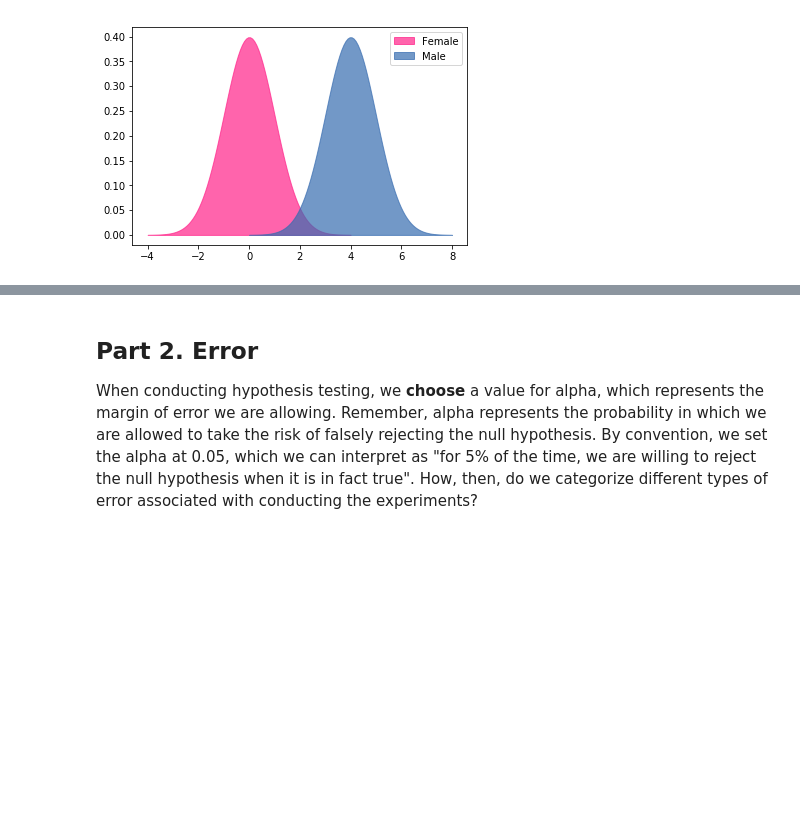
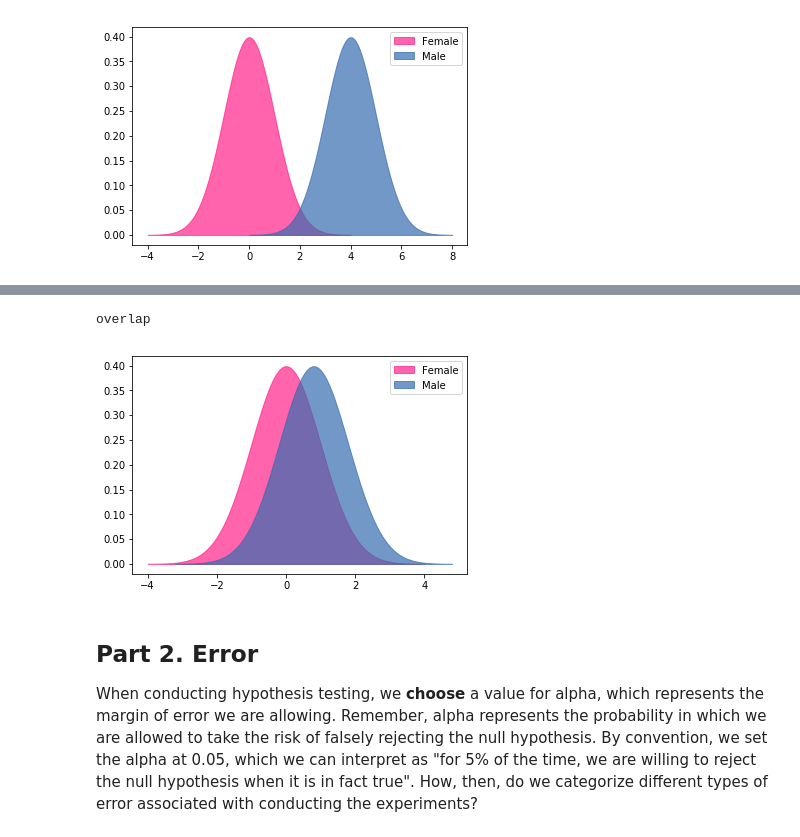
Before and after one commit to learn-co-curriculum/dsc-lp-STATISTICS-effect-size-power, a Jupyter notebook: Power-EffectSize-Error-Teacher-Version.ipynb, the cells around one changed output, grey strips where cells are left out. Cells and saved outputs as stored; diff of their text form; code cells hidden in the pictures; blank space fills up the shorter version.

```diff
--- a/Power-EffectSize-Error-Teacher-Version.ipynb
+++ b/Power-EffectSize-Error-Teacher-Version.ipynb
@@ -194,3 +199,8 @@ overlap
+# %%
+plot_pdfs(.8)
+# %% [output]
+overlap
+[figure, added]
 # %% [markdown]
 ## Part 2. Error
 When conducting hypothesis testing, we __choose__ a value for alpha, which represents the margin of error we are allowing. Remember, alpha represents the probability in which we are allowed to take the risk of falsely rejecting the null hypothesis. By convention, we set the alpha at 0.05, which we can interpret as "for 5% of the time, we are willing to reject the null hypothesis when it is in fact true". How, then, do we categorize different types of error associated with conducting the experiments?
```
Also changed, not shown: parts of 1 cell of this notebook, 1 other file.
